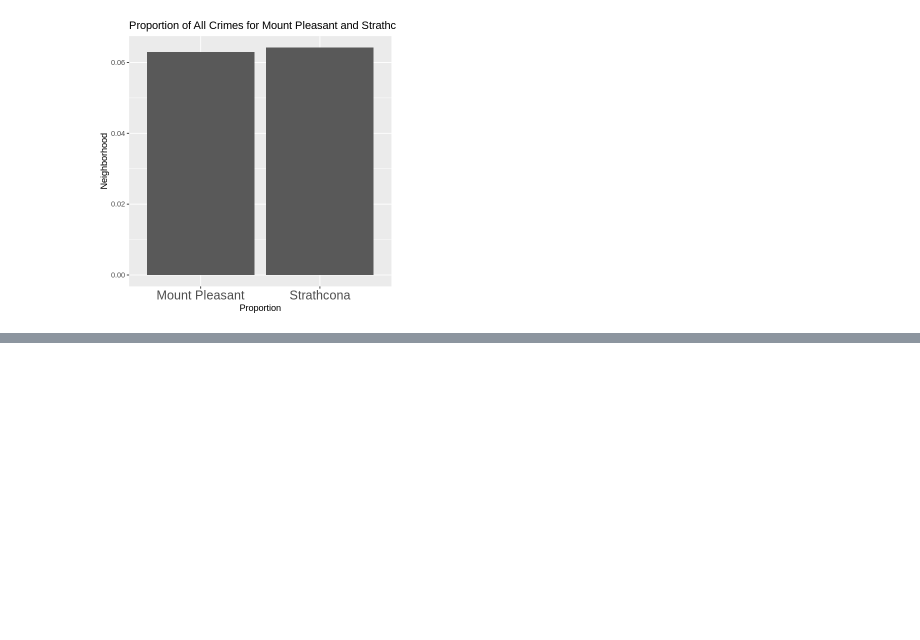
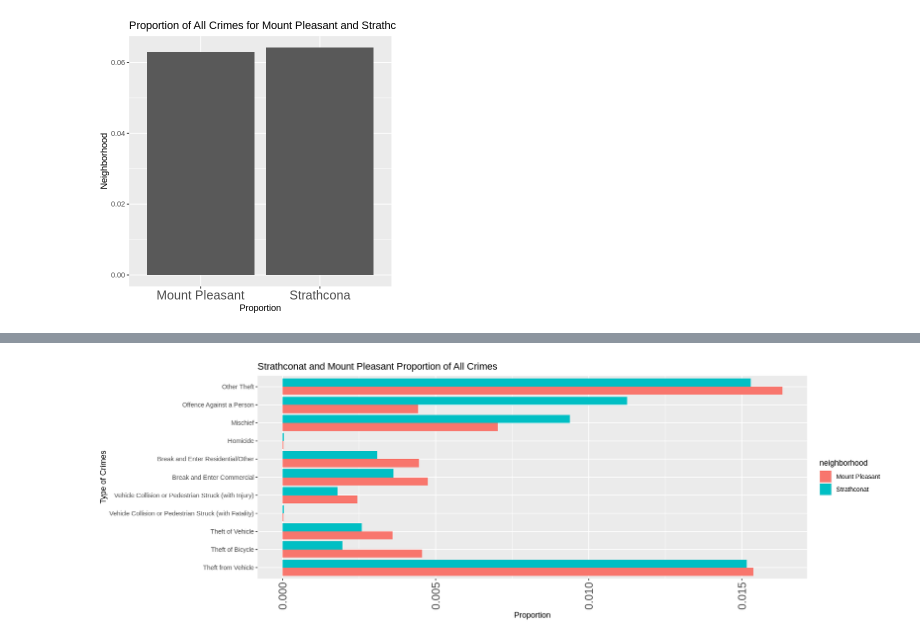
Before and after one commit to vkyaang/Stat201-project, a Jupyter notebook: Proposal.ipynb, the cells around one changed output, grey strips where cells are left out. Saved outputs shown, nothing was run; the diff lists cells and outputs as text; code cells hidden in the pictures; blank space fills up the shorter version.

```diff
--- a/Proposal.ipynb
+++ b/Proposal.ipynb
@@ -253,0 +255,29 @@ mountpleasant_sum_plot
+# %%
+options(repr.plot.width = 15, repr.plot.height = 5)
+
+mp_prop <- crime_data_sum %>%
+    select(MountPleasent_prop, TYPE) %>%
+    mutate(neighborhood = 'Mount Pleasant',
+          prop = MountPleasent_prop) %>%
+    select(-MountPleasent_prop)
+
+s_prop <- crime_data_sum %>%
+    select(strathcona_prop, TYPE) %>%
+    mutate(neighborhood = 'Strathconat',
+          prop = strathcona_prop)  %>%
+    select(-strathcona_prop)
+
+
+all_prop <- rbind(mp_prop, s_prop)
+
+combined_prop_plot <- all_prop %>%
+    ggplot(aes(x=TYPE, y=prop, fill = neighborhood)) +
+    geom_bar(stat = 'identity', position = "dodge") +
+    labs(y='Proportion', x='Type of Crimes', legend= 'Neighborhood') +
+    ggtitle('Strathconat and Mount Pleasant Proportion of All Crimes') +
+    theme(axis.text.x = element_text(angle = 90, vjust = 0.5, hjust=1, size=15)) +
+    coord_flip()
+
+combined_prop_plot
+# %% [output]
+[figure, added]
```
Also changed, not shown: parts of 2 cells of this notebook.
